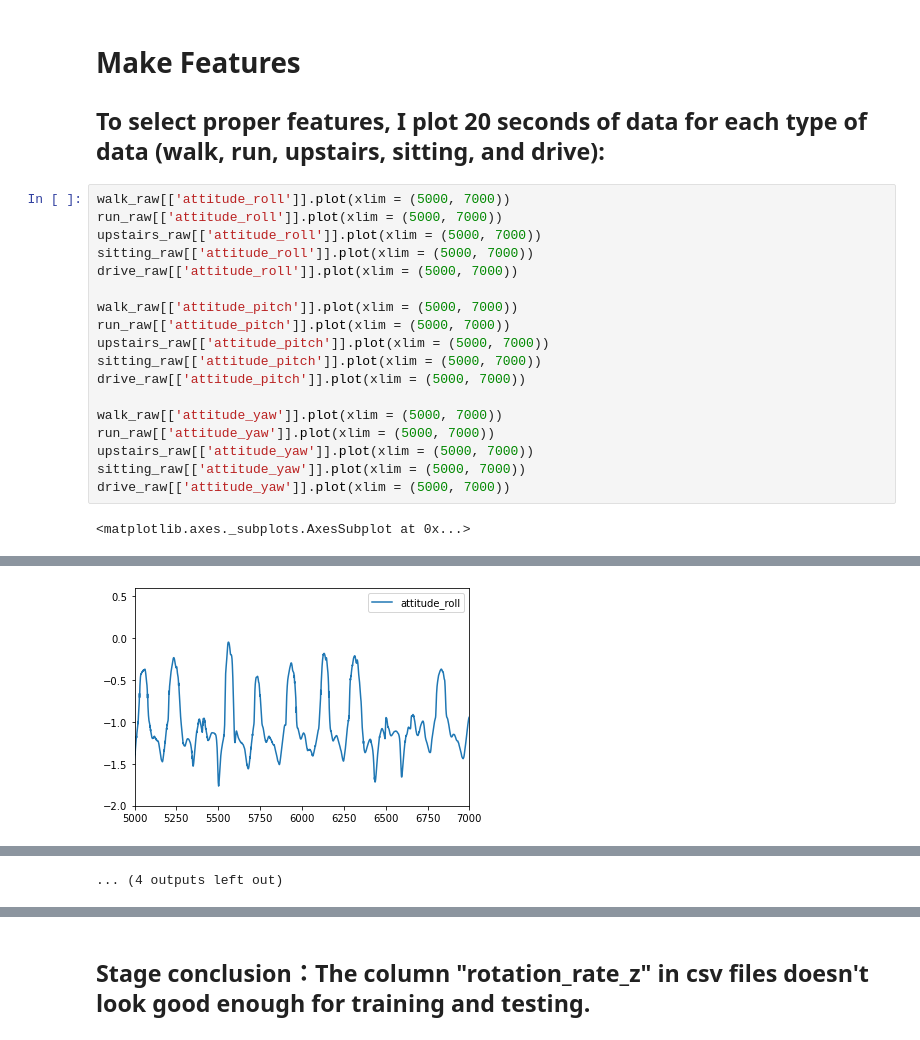
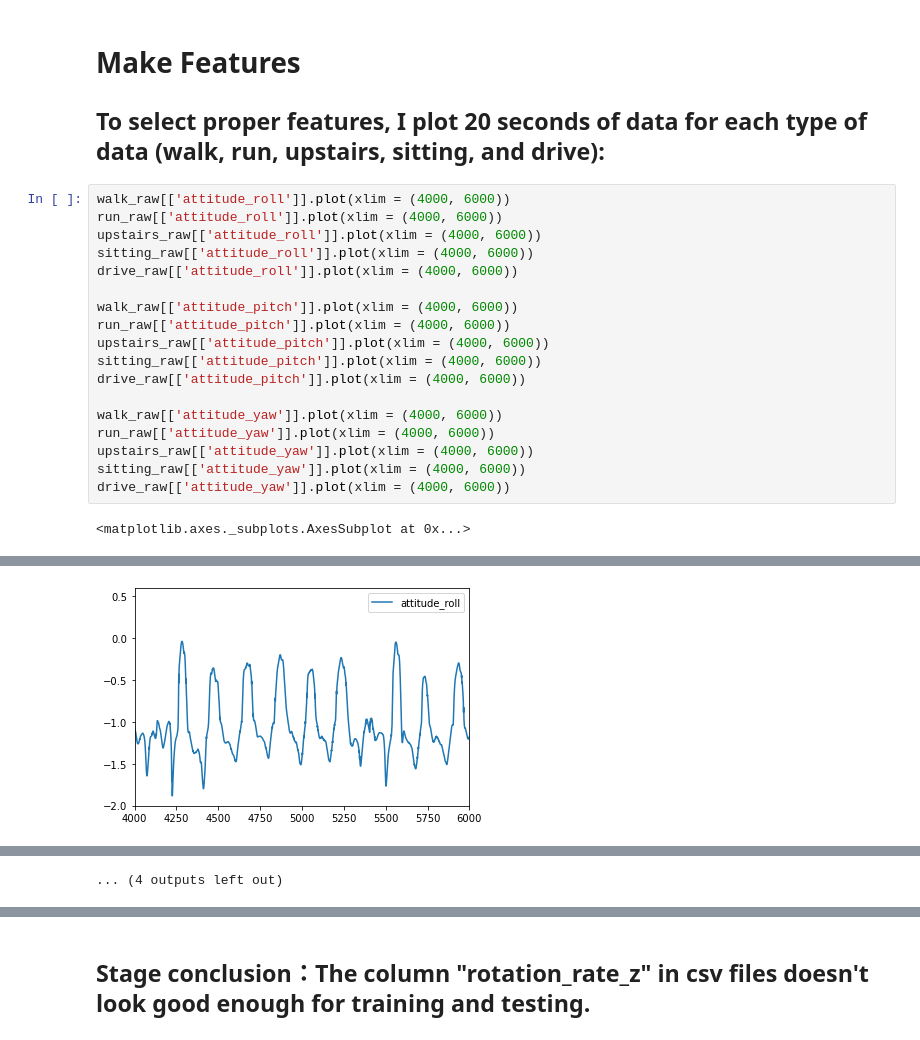
Before and after one commit to YunheYang/6961_A3, a Jupyter notebook: 6961_A3.ipynb, the cells around one changed output, grey strips where cells are left out. Drawn from its saved outputs; the diff is of its cells as text.

```diff
--- a/6961_A3.ipynb
+++ b/6961_A3.ipynb
@@ -29,22 +29,22 @@ drive_raw = pd.read_csv(drive_location)
 # Make Features
 ## To select proper features, I plot 20 seconds of data for each type of data (walk, run, upstairs, sitting, and drive):
 # %%
-walk_raw[['attitude_roll']].plot(xlim = (5000, 7000))
-run_raw[['attitude_roll']].plot(xlim = (5000, 7000))
-upstairs_raw[['attitude_roll']].plot(xlim = (5000, 7000))
-sitting_raw[['attitude_roll']].plot(xlim = (5000, 7000))
-drive_raw[['attitude_roll']].plot(xlim = (5000, 7000))
+walk_raw[['attitude_roll']].plot(xlim = (4000, 6000))
+run_raw[['attitude_roll']].plot(xlim = (4000, 6000))
+upstairs_raw[['attitude_roll']].plot(xlim = (4000, 6000))
+sitting_raw[['attitude_roll']].plot(xlim = (4000, 6000))
+drive_raw[['attitude_roll']].plot(xlim = (4000, 6000))
 
-walk_raw[['attitude_pitch']].plot(xlim = (5000, 7000))
-run_raw[['attitude_pitch']].plot(xlim = (5000, 7000))
-upstairs_raw[['attitude_pitch']].plot(xlim = (5000, 7000))
-sitting_raw[['attitude_pitch']].plot(xlim = (5000, 7000))
-drive_raw[['attitude_pitch']].plot(xlim = (5000, 7000))
+walk_raw[['attitude_pitch']].plot(xlim = (4000, 6000))
+run_raw[['attitude_pitch']].plot(xlim = (4000, 6000))
+upstairs_raw[['attitude_pitch']].plot(xlim = (4000, 6000))
+sitting_raw[['attitude_pitch']].plot(xlim = (4000, 6000))
+drive_raw[['attitude_pitch']].plot(xlim = (4000, 6000))
 
-walk_raw[['attitude_yaw']].plot(xlim = (5000, 7000))
-run_raw[['attitude_yaw']].plot(xlim = (5000, 7000))
-upstairs_raw[['attitude_yaw']].plot(xlim = (5000, 7000))
-sitting_raw[['attitude_yaw']].plot(xlim = (5000, 7000))
-drive_raw[['attitude_yaw']].plot(xlim = (5000, 7000))
+walk_raw[['attitude_yaw']].plot(xlim = (4000, 6000))
+run_raw[['attitude_yaw']].plot(xlim = (4000, 6000))
+upstairs_raw[['attitude_yaw']].plot(xlim = (4000, 6000))
+sitting_raw[['attitude_yaw']].plot(xlim = (4000, 6000))
+drive_raw[['attitude_yaw']].plot(xlim = (4000, 6000))
 # %% [output]
 <matplotlib.axes._subplots.AxesSubplot at 0x...>
@@ -53 +53 @@ drive_raw[['attitude_yaw']].plot(xlim = (5000, 7000))
-[figure, old version]
+[figure, new version]
```
Also changed, not shown: parts of 13 cells of this notebook.
